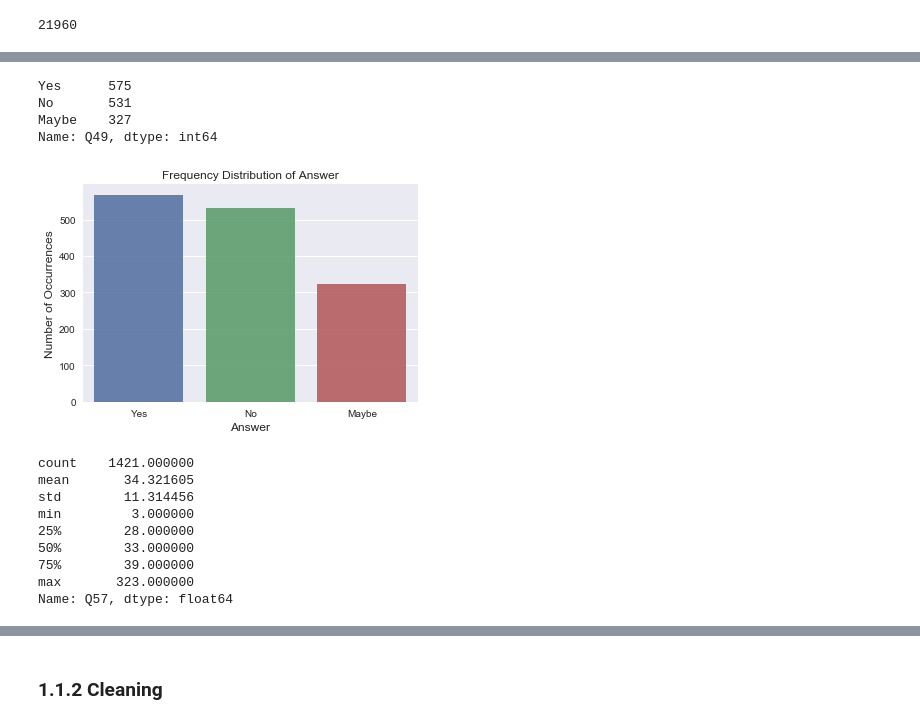
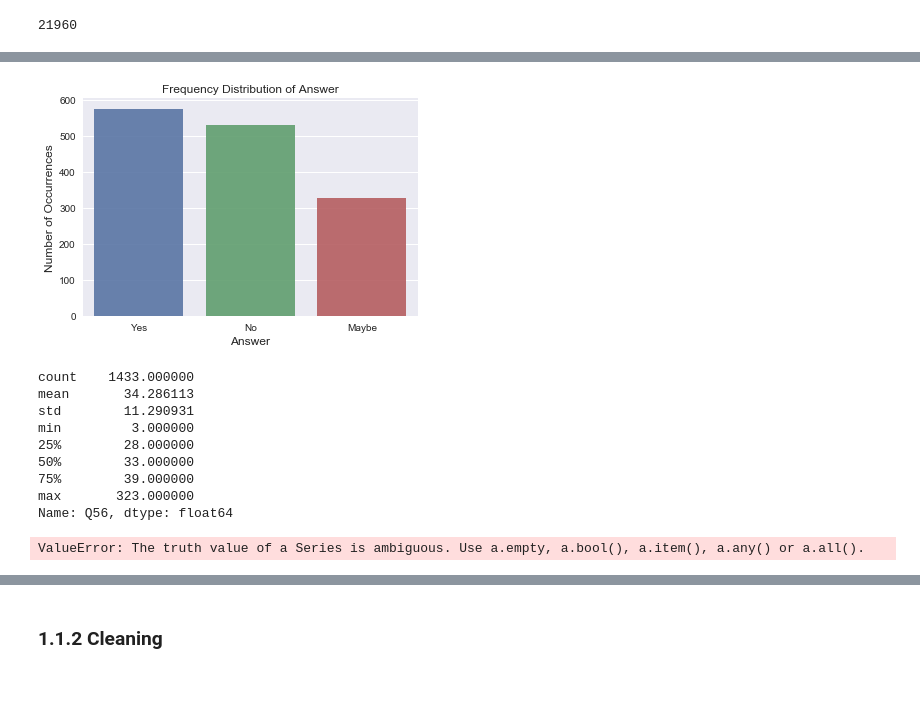
Before and after one commit to flaviacmr/ProjectoAA, a Jupyter notebook: AA_201819_Project/AA_201819_Project/AA_201819_Project_MR.ipynb, the cells around one changed output, grey strips where cells are left out. Cells and saved outputs as stored; diff of their text form; code cells hidden in the pictures; blank space fills up the shorter version.

```diff
--- a/AA_201819_Project/AA_201819_Project/AA_201819_Project_MR.ipynb
+++ b/AA_201819_Project/AA_201819_Project/AA_201819_Project_MR.ipynb
@@ -371,10 +378,3 @@ Name: Q59, dtype: int64
-# %%
-print(df_mh['Q49'].value_counts())
-# %% [output]
-Yes      575
-No       531
-Maybe    327
-Name: Q49, dtype: int64
 # %%
 def plot_count(column, name):
     act_mf_disorder_count = df_mh[column].value_counts()
@@ -385,22 +385,24 @@ def plot_count(column, name):
     plt.xlabel(name, fontsize=12)
     plt.show()
 # %%
-plot_count('Q49', 'Answer')
+plot_count('Q48', 'Answer')
 # %% [output]
-[figure, old version]
+[figure, new version]
 # %%
 #Clean age column (age should be between 16 - 110)
 # %%
-df_mh['Q57'].describe()
+df_mh['Q56'].describe()
 # %% [output]
-count    1421.000000
-mean       34.321605
-std        11.314456
+count    1433.000000
+mean       34.286113
+std        11.290931
 min         3.000000
 25%        28.000000
 50%        33.000000
 75%        39.000000
 max       323.000000
-Name: Q57, dtype: float64
+Name: Q56, dtype: float64
 # %%
-df=df_mh[df_mh['Q57']>10]
+df = df_mh[df_mh['Q56']>14 & df_mh['Q56']<105]
+# %% [output]
+ValueError: The truth value of a Series is ambiguous. Use a.empty, a.bool(), a.item(), a.any() or a.all().
```
Also changed, not shown: parts of 11 cells of this notebook.
